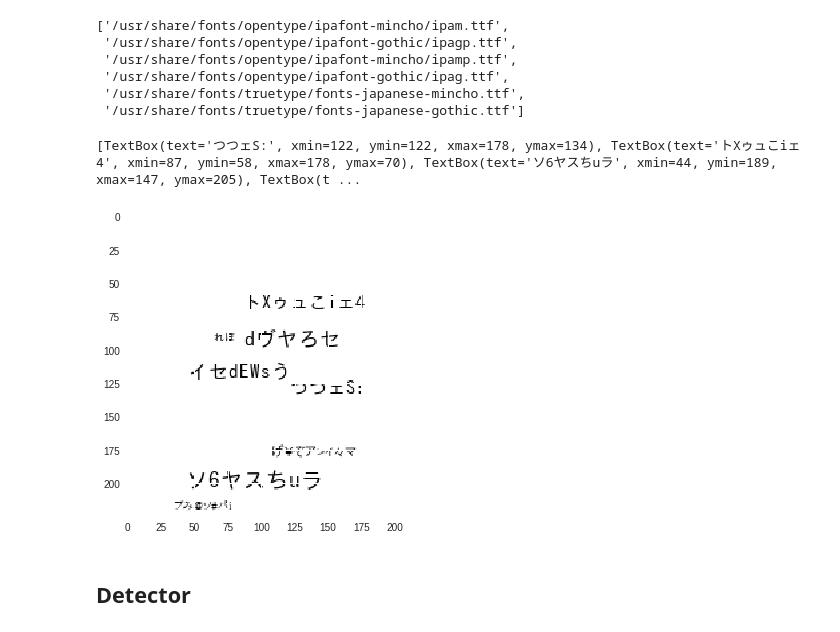
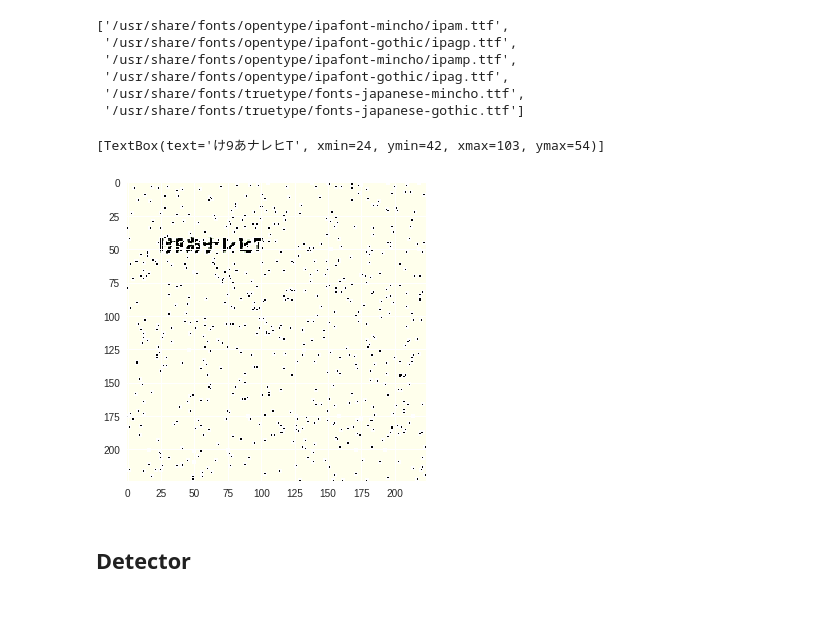
Before and after one commit to agatan/Building-OCR-System-TechBookFest6, a Jupyter notebook: techbook6.ipynb, the cells around one changed output. Saved outputs shown, nothing was run; the diff lists cells and outputs as text; code cells hidden in the pictures.

```diff
--- a/techbook6.ipynb
+++ b/techbook6.ipynb
@@ -71,7 +72,36 @@ class TextBox(NamedTuple):
     xmax: int
     ymax: int
 # %%
-def generate(width: int, height: int) -> Tuple[Image.Image, List[TextBox]]:
+AUGMENTER = iaa.Sequential(
+    [
+        iaa.OneOf(
+            [
+                iaa.GaussianBlur((0, 1.0)),
+                iaa.AverageBlur(k=(1, 2)),
+            ]
+        ),
+        iaa.Sharpen(alpha=(0, 1.0), lightness=(0.75, 1.5)),
+        iaa.Emboss(alpha=(0, 1.0), strength=(0, 2.0)),
+        iaa.Dropout(
+            (0.01, 0.03), per_channel=0.1
+        ),
+        iaa.Add((-10, 10), per_channel=0.5),
+        iaa.AddToHueAndSaturation((-20, 20)),
+        iaa.OneOf(
+            [
+                iaa.Multiply((0.5, 1.5), per_channel=0.5),
+                iaa.FrequencyNoiseAlpha(
+                    exponent=(-4, 0),
+                    first=iaa.Multiply((0.5, 1.5), per_channel=True),
+                    second=iaa.ContrastNormalization((0.5, 2.0)),
+                ),
+            ]
+        ),
+    ],
+    random_order=True,
+)
+
+def generate(width: int, height: int, noise: bool = True) -> Tuple[Image.Image, List[TextBox]]:
     image = Image.new("RGB", (width, height), color=(255, 255, 255))
     draw = ImageDraw.Draw(image)
     used_map = np.zeros((height, width), dtype=np.bool)
@@ -86,37 +116,40 @@ def generate(width: int, height: int) -> Tuple[Image.Image, List[TextBox]]:
         text_length = np.random.randint(2, 12)
         text = random_text(text_length)
         textsize_x, textsize_y = draw.textsize(text, font=font)
         if width <= textsize_x or height <= textsize_y:
             continue
         x = np.random.randint(0, width - textsize_x)
         y = np.random.randint(0, height - textsize_y)
         already_used_pixels_count = np.sum(used_map[y : y + textsize_y, x : x + textsize_x])
-        if already_used_pixels_count > 0.02 * textsize_x * textsize_y:
+        if already_used_pixels_count > 0:
             continue
         retry_count = 0
         used_map[y : y + textsize_y, x : x + textsize_x] = True
         draw.text((x, y), text, fill=(0, 0, 0), font=font)
         boxes.append(TextBox(text=text, xmin=x, ymin=y, xmax=x + textsize_x, ymax=y + textsize_y))
-        if np.sum(used_map) > np.random.random() * width * height:
+        if np.sum(used_map) > np.random.random() * width * height * 0.5:
             break
 
+    if noise:
+        img = AUGMENTER.augment_image(np.asarray(image))
+        image = Image.fromarray(img)
     return image, boxes
 
 image, bbs = generate(224, 224)
 print(bbs)
 plt.imshow(image)
 train_images: List[Image.Image] = []
 train_bboxes: List[List[TextBox]] = []
 SIZE = 1000
 WIDTH = 224
 HEIGHT = 224
 for _ in range(SIZE):
     img, bbs = generate(width=WIDTH, height=HEIGHT)
     train_images.append(img)
     train_bboxes.append(bbs)
 # %% [output]
-[TextBox(text='つつェS:', xmin=122, ymin=122, xmax=178, ymax=134), TextBox(text='トXゥュこiェ4', xmin=87, ymin=58, xmax=178, ymax=70), TextBox(text='ソ6ヤスちuラ', xmin=44, ymin=189, xmax=147, ymax=205), TextBox(t ...
+[TextBox(text='け9あナレヒT', xmin=24, ymin=42, xmax=103, ymax=54)]
-[figure, old version]
+[figure, new version]
 # %% [markdown]
 ## Detector
 # %% [markdown]
```
Also changed, not shown: parts of 19 cells of this notebook.
